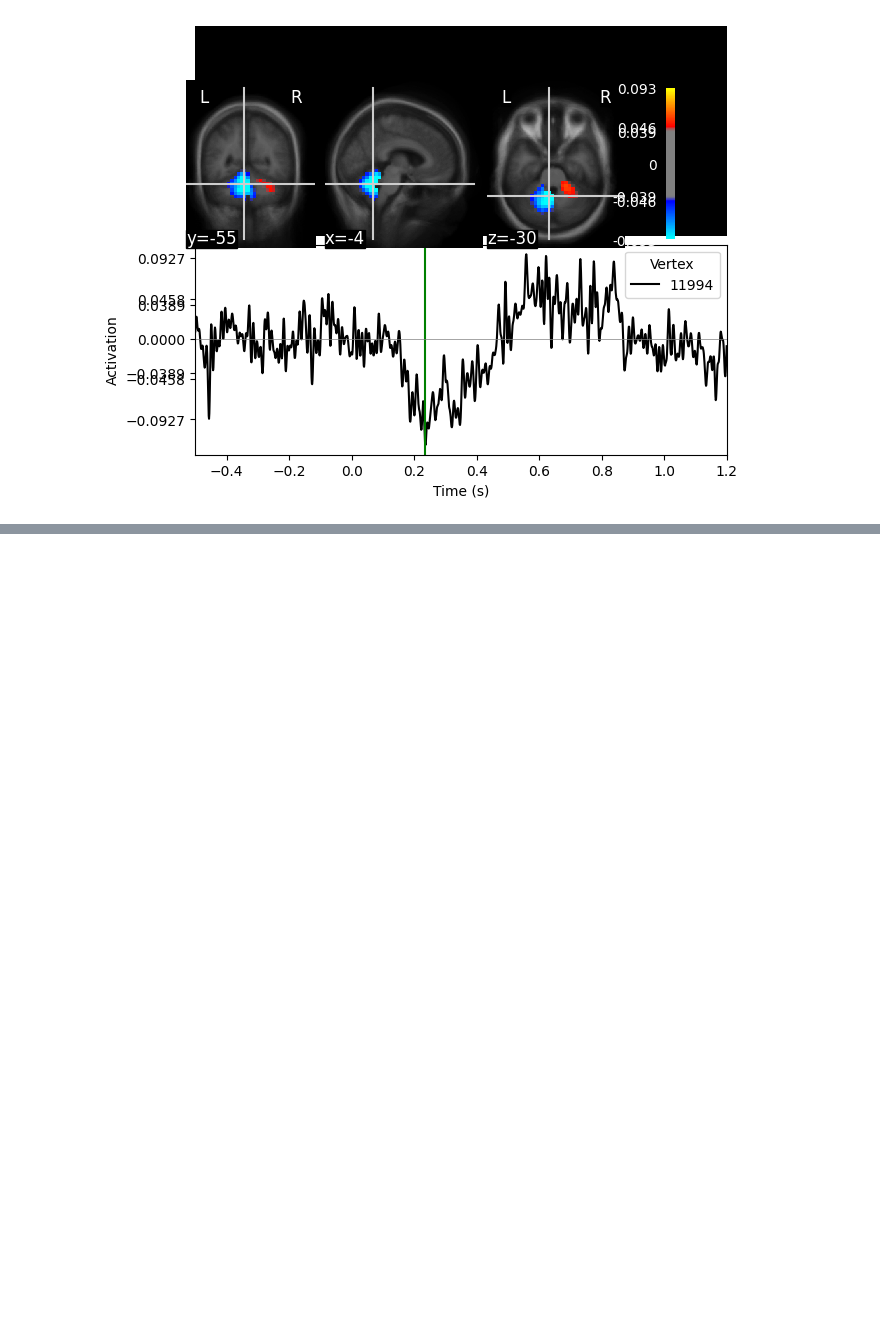
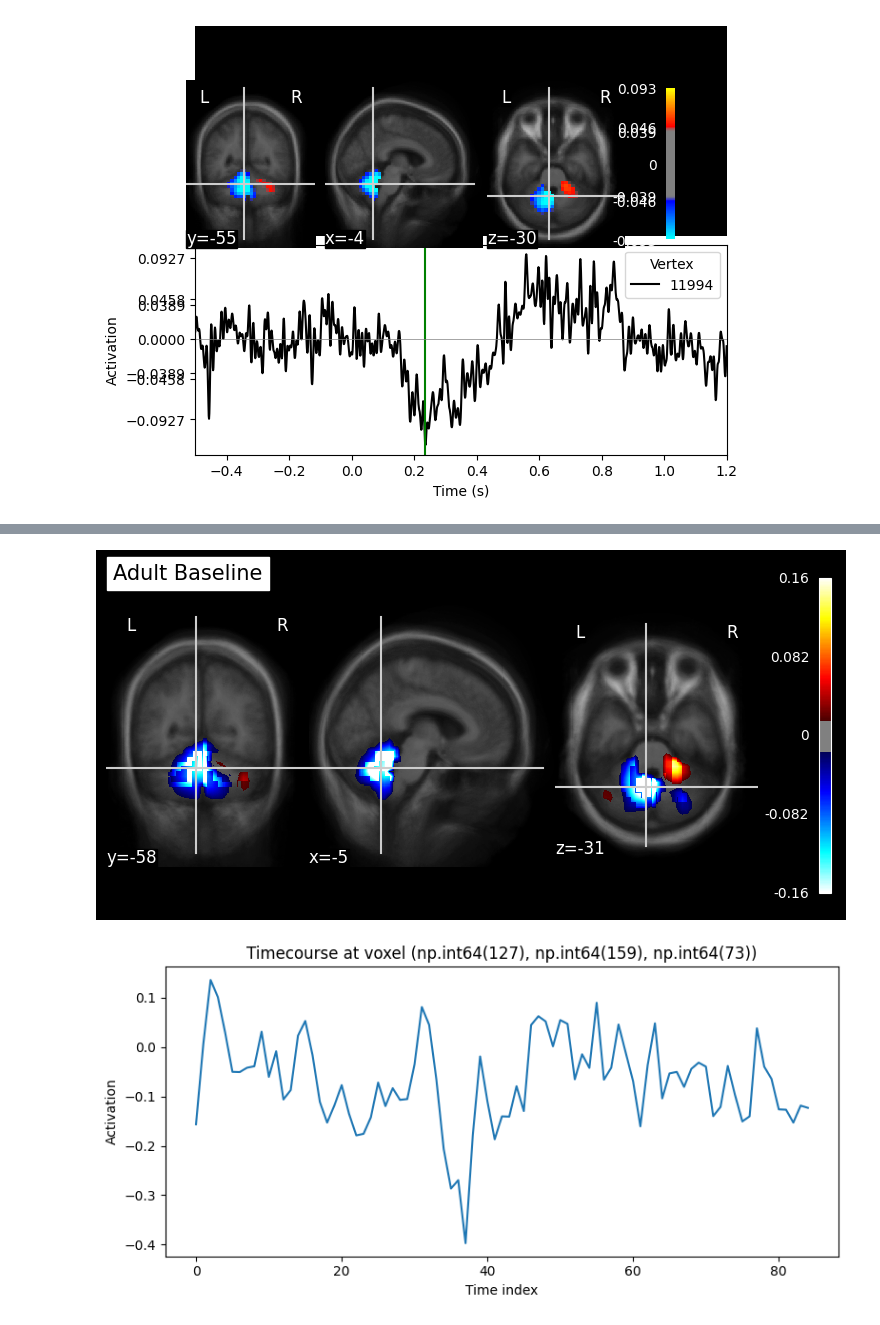
Before and after one commit to siddiskid/IMM-Lab, a Jupyter notebook: sidd_scripts/moprh_to_fsavg.ipynb, the cells around one changed output, grey strips where cells are left out. Cells and saved outputs as stored; diff of their text form; code cells hidden in the pictures; blank space fills up the shorter version.

Commit message:
brain imgs

```diff
--- a/sidd_scripts/moprh_to_fsavg.ipynb
+++ b/sidd_scripts/moprh_to_fsavg.ipynb
@@ -547,0 +498,54 @@ Error:
+# %%
+import nibabel as nib
+import numpy as np
+import matplotlib.pyplot as plt
+from nilearn import plotting
+from nilearn.image import index_img, resample_to_img
+import os.path as op
+
+# Paths
+nifti_path = op.join(meg_path, 'adult_morphed_averaged', 'VML_adult_morphed-DS_run1_4d_downsampled.nii.gz')
+t1_path = op.join(mri_path, 'fsaverage', 'mri', 'T1.mgz')
+t1_nii_path = t1_path.replace('.mgz', '.nii.gz')
+
+# Load images
+img = nib.load(nifti_path)
+t1_img = nib.load(t1_nii_path)
+
+# Resample T1 to match activation image if needed
+if not np.allclose(img.header.get_zooms()[:3], t1_img.header.get_zooms()[:3]) or img.shape[:3] != t1_img.shape[:3]:
+    t1_img_resamp = resample_to_img(t1_img, img, interpolation='continuous')
+else:
+    t1_img_resamp = t1_img
+
+# Pick a time index with strong activation (e.g., the peak)
+data = img.get_fdata()
+peak_idx = np.unravel_index(np.abs(data).argmax(), data.shape)
+peak_time_idx = peak_idx[3]
+peak_voxel = peak_idx[:3]
+single_img = index_img(img, peak_time_idx)
+
+# Plot the brain image with overlay
+plotting.plot_stat_map(
+    single_img,
+    bg_img=t1_img_resamp,
+    display_mode='ortho',
+    threshold=np.nanmax(data) * 0.1 if np.nanmax(data) > 0 else None,
+    vmax=np.nanmax(data) if np.nanmax(data) > 0 else None,
+    title=f'Adult Baseline',
+    colorbar=True
+)
+plt.show()
+
+# Plot the timecourse at the peak voxel
+voxel_timecourse = data[peak_voxel[0], peak_voxel[1], peak_voxel[2], :]
+plt.figure(figsize=(8, 4))
+plt.plot(voxel_timecourse)
+plt.title(f"Timecourse at voxel {peak_voxel}")
+plt.xlabel("Time index")
+plt.ylabel("Activation")
+plt.tight_layout()
+plt.show()
+# %% [output]
+[figure, added]
+[figure, added]
```
Also changed, not shown: parts of 2 cells of this notebook.
